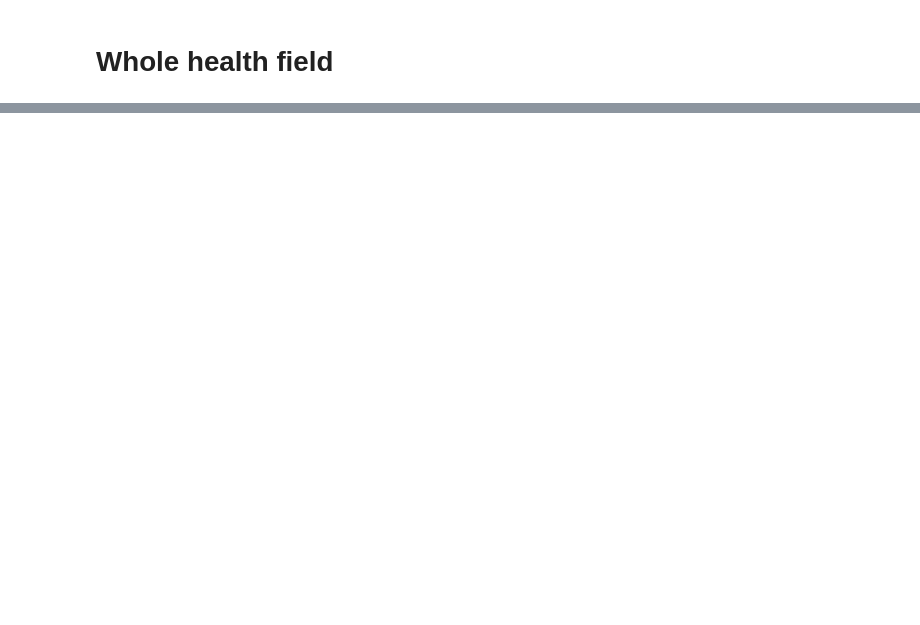
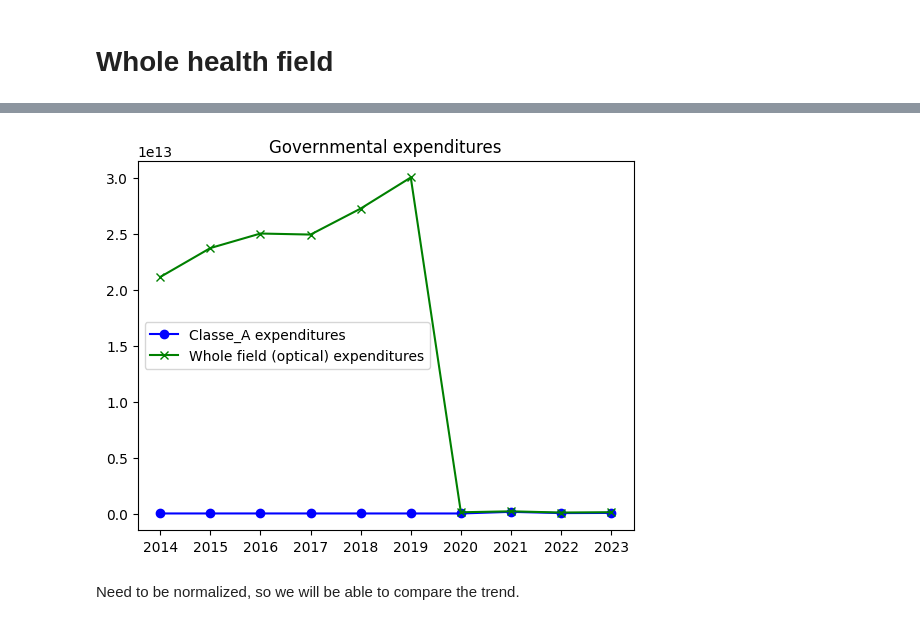
Before and after one commit to bparent11/analysingEffectOfHealthPlanInFrance, a Jupyter notebook: code/governmental-expenditures.ipynb, the cells around one changed output, grey strips where cells are left out. Drawn from its saved outputs; the diff is of its cells as text; code cells hidden in the pictures; blank space fills up the shorter version.

Commit message:
Analyses on gov. expenditures much more precise than before

```diff
--- a/code/governmental-expenditures.ipynb
+++ b/code/governmental-expenditures.ipynb
@@ -491,0 +516,2 @@ No LPP code that seems to deal with dental sector..
+# %%
+classe_A = gov_exp(inflation_adjustment=False, sector="optical", mask={"CLASSE A":["contains", "L_CODE_LPP"]})
@@ -491,0 +529,2 @@ No LPP code that seems to deal with dental sector..
+# %%
+whole_optical = gov_exp(inflation_adjustment=False, sector="optical", mask={"OPTIQUE MEDICALE":["equality", "L_SC1"]})
@@ -491,0 +542,14 @@ No LPP code that seems to deal with dental sector..
+# %%
+plt.plot(list(classe_A[0].keys()), list(classe_A[0].values()), color="blue", label="Classe_A expenditures", marker="o")
+plt.plot(list(whole_optical[0].keys()), list(whole_optical[0].values()), color="green", label="Whole field (optical) expenditures", marker="x")
+
+plt.xlabel = "Year"
+plt.ylabel = "Amout (€)"
+
+plt.legend()
+plt.title(label="Governmental expenditures")
+plt.show()
+# %% [output]
+[figure, added]
+# %% [markdown]
+Need to be normalized, so we will be able to compare the trend.
```
Also changed, not shown: parts of 24 cells of this notebook.
